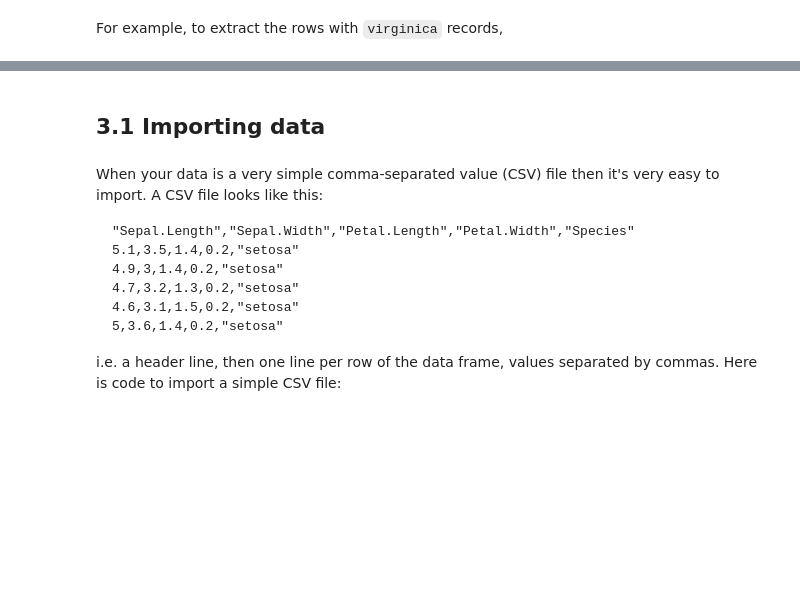
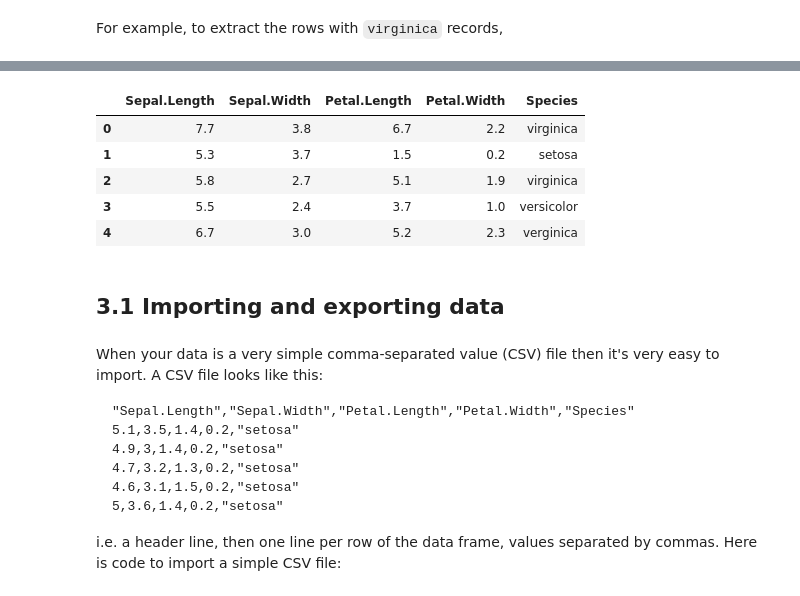
Before and after one commit to damonjw/scicomp, a Jupyter notebook: 3. Working with data.ipynb, the cells around one changed output, grey strips where cells are left out. Saved outputs shown, nothing was run; the diff lists cells and outputs as text; code cells hidden in the pictures; blank space fills up the shorter version.

````diff
--- a/3. Working with data.ipynb
+++ b/3. Working with data.ipynb
@@ -55,5 +61,22 @@ Also, `numpy` doesn't have a standard type for categorical data (like `Species`
+# %%
+# Store data frames as OrderedDict, so we can specify the order of the columns
+iris = OrderedDict([('Sepal.Length', np.array([7.7, 5.3, 5.8, 5.5, 6.7])),
+                    ('Sepal.Width', np.array([3.8, 3.7, 2.7, 2.4, 3.0])),
+                    ('Petal.Length', np.array([6.7, 1.5, 5.1, 3.7, 5.2])),
+                    ('Petal.Width', np.array([2.2, 0.2, 1.9, 1.0, 2.3])),
+                    ('Species', np.array(['virginica', 'setosa', 'virginica', 'versicolor', 'verginica']))])
+
+# Convert it to a pandas.DataFrame for nice printing
+pandas.DataFrame(iris)
+# %% [output]
+|  | Sepal.Length | Sepal.Width | Petal.Length | Petal.Width | Species |
+| 0 | 7.7 | 3.8 | 6.7 | 2.2 | virginica |
+| 1 | 5.3 | 3.7 | 1.5 | 0.2 | setosa |
+| 2 | 5.8 | 2.7 | 5.1 | 1.9 | virginica |
+| 3 | 5.5 | 2.4 | 3.7 | 1.0 | versicolor |
+| 4 | 6.7 | 3.0 | 5.2 | 2.3 | verginica |
 # %% [markdown]
-## 3.1 Importing data
+## 3.1 Importing and exporting data
 # %% [markdown]
 When your data is a very simple comma-separated value (CSV) file then it's very easy to import. A CSV file looks like this:
 ```
````
Also changed, not shown: parts of 35 cells of this notebook, 1 other file.
